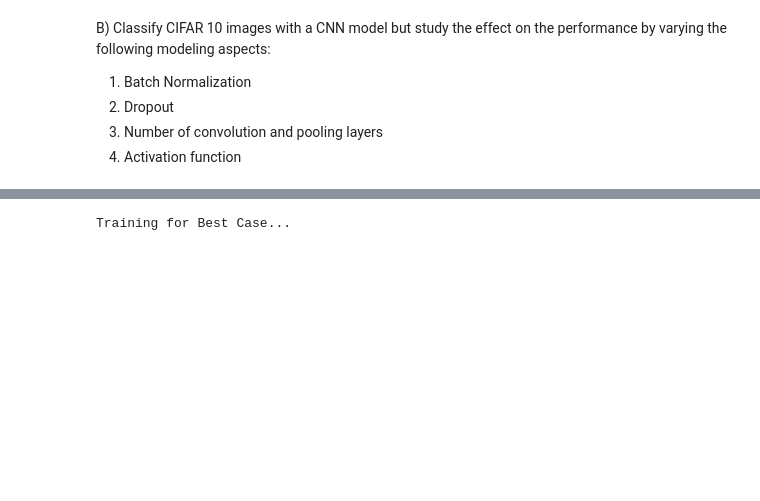
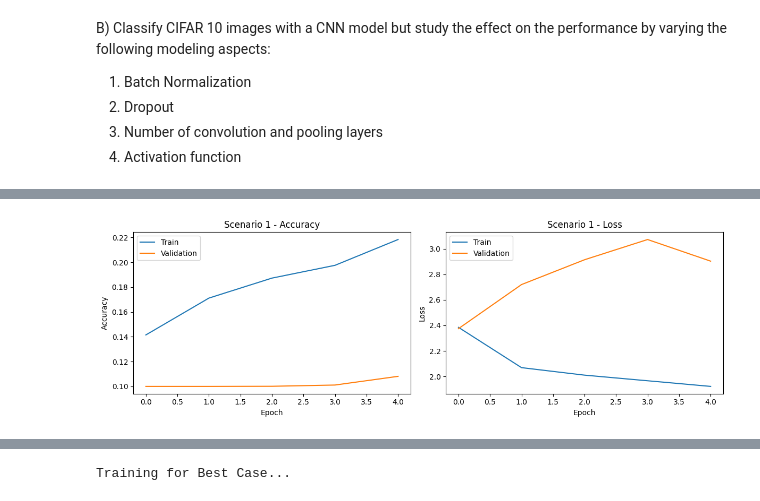
Before and after one commit to shreyas-sreedhar/gen-ai-csye7380, a Jupyter notebook: Assignment-03/Assignment03_2_Shreyas_S.ipynb, the cells around one changed output, grey strips where cells are left out. Saved outputs shown, nothing was run; the diff lists cells and outputs as text; code cells hidden in the pictures; blank space fills up the shorter version.

```diff
--- a/Assignment-03/Assignment03_2_Shreyas_S.ipynb
+++ b/Assignment-03/Assignment03_2_Shreyas_S.ipynb
@@ -87,0 +157,32 @@ def create_model(num_conv_layers, dropout_rate, batch_norm, activation_func):
+# %%
+def plot_history(history, scenario_name):
+    # Plot training & validation accuracy values
+    plt.figure(figsize=(12, 4))
+
+    plt.subplot(1, 2, 1)
+    plt.plot(history.history['accuracy'])
+    plt.plot(history.history['val_accuracy'])
+    plt.title(f'{scenario_name} - Accuracy')
+    plt.ylabel('Accuracy')
+    plt.xlabel('Epoch')
+    plt.legend(['Train', 'Validation'], loc='upper left')
+
+    # Plot training & validation loss values
+    plt.subplot(1, 2, 2)
+    plt.plot(history.history['loss'])
+    plt.plot(history.history['val_loss'])
+    plt.title(f'{scenario_name} - Loss')
+    plt.ylabel('Loss')
+    plt.xlabel('Epoch')
+    plt.legend(['Train', 'Validation'], loc='upper left')
+
+    plt.tight_layout()
+    plt.show()
+# %%
+# Create and train model for scenario 1
+model1 = create_model(**scenario1)
+history1 = model1.fit(X_train, y_train, epochs=5, validation_data=(X_test, y_test), batch_size=128)
+test_loss1, test_acc1 = model1.evaluate(X_test, y_test, verbose=2)
+print(f"Scenario 1 Test Accuracy: {test_acc1}")
+plot_history(history1, 'Scenario 1')
+# %% [output]
@@ -87,0 +201 @@ def create_model(num_conv_layers, dropout_rate, batch_norm, activation_func):
+[figure, added]
```
Also changed, not shown: parts of 11 cells of this notebook.
